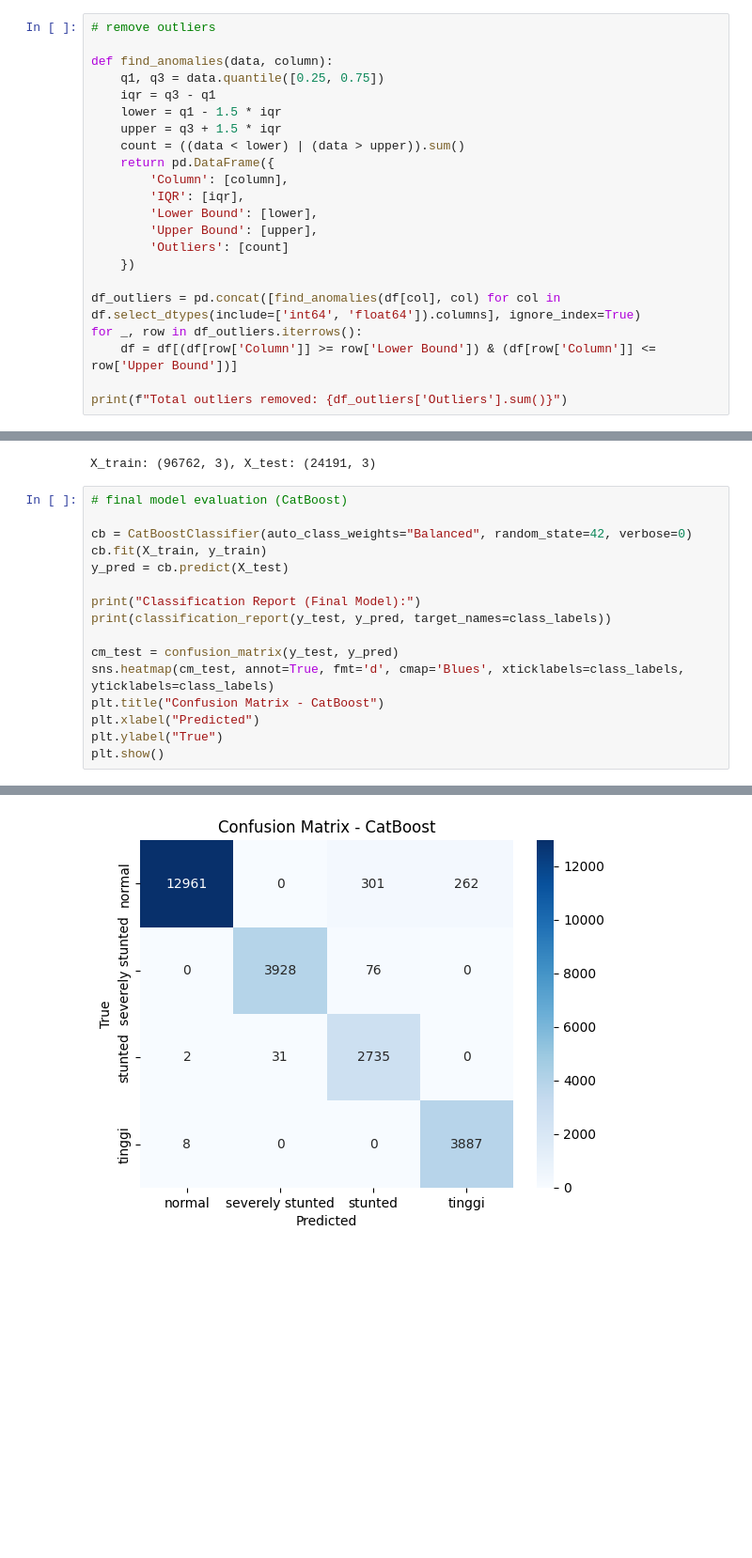
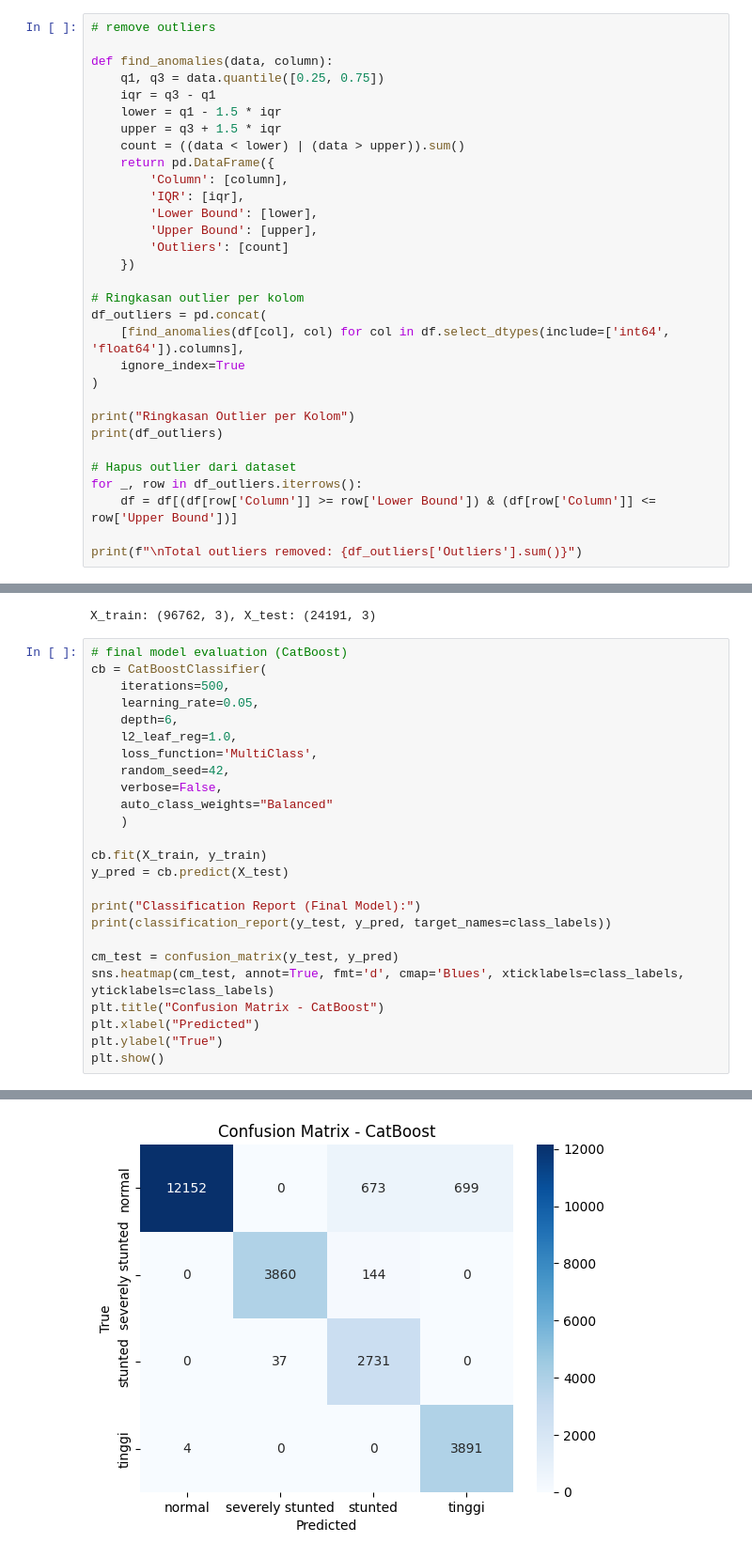
Before and after one commit to hisbullah-ali/toddler-stunted, a Jupyter notebook: ipnyb/modeling_stunting.ipynb, the cells around one changed output, grey strips where cells are left out. Shown at 94% size. Drawn from its saved outputs; the diff is of its cells as text; blank space fills up the shorter version.

```diff
--- a/ipnyb/modeling_stunting.ipynb
+++ b/ipnyb/modeling_stunting.ipynb
@@ -133,9 +129,18 @@ def find_anomalies(data, column):
         'Outliers': [count]
     })
 
-df_outliers = pd.concat([find_anomalies(df[col], col) for col in df.select_dtypes(include=['int64', 'float64']).columns], ignore_index=True)
+# Ringkasan outlier per kolom
+df_outliers = pd.concat(
+    [find_anomalies(df[col], col) for col in df.select_dtypes(include=['int64', 'float64']).columns],
+    ignore_index=True
+)
+
+print("Ringkasan Outlier per Kolom")
+print(df_outliers)
+
+# Hapus outlier dari dataset
 for _, row in df_outliers.iterrows():
     df = df[(df[row['Column']] >= row['Lower Bound']) & (df[row['Column']] <= row['Upper Bound'])]
 
-print(f"Total outliers removed: {df_outliers['Outliers'].sum()}")
+print(f"\nTotal outliers removed: {df_outliers['Outliers'].sum()}")
 # %% [output]
@@ -371,8 +408,17 @@ print(f"X_train: {X_train.shape}, X_test: {X_test.shape}")
 X_train: (96762, 3), X_test: (24191, 3)
 # %%
 # final model evaluation (CatBoost)
+cb = CatBoostClassifier(
+    iterations=500,
+    learning_rate=0.05,
+    depth=6,
+    l2_leaf_reg=1.0,
+    loss_function='MultiClass',
+    random_seed=42,
+    verbose=False,
+    auto_class_weights="Balanced"
+    )
 
-cb = CatBoostClassifier(auto_class_weights="Balanced", random_state=42, verbose=0)
 cb.fit(X_train, y_train)
 y_pred = cb.predict(X_test)
 
@@ -400,4 +446,4 @@ severely stunted       0.99      0.98      0.99      4004
-[figure, old version]
+[figure, new version]
 # %%
 # feature importance
 
```
Also changed, not shown: parts of 20 cells of this notebook, 1 other file.
